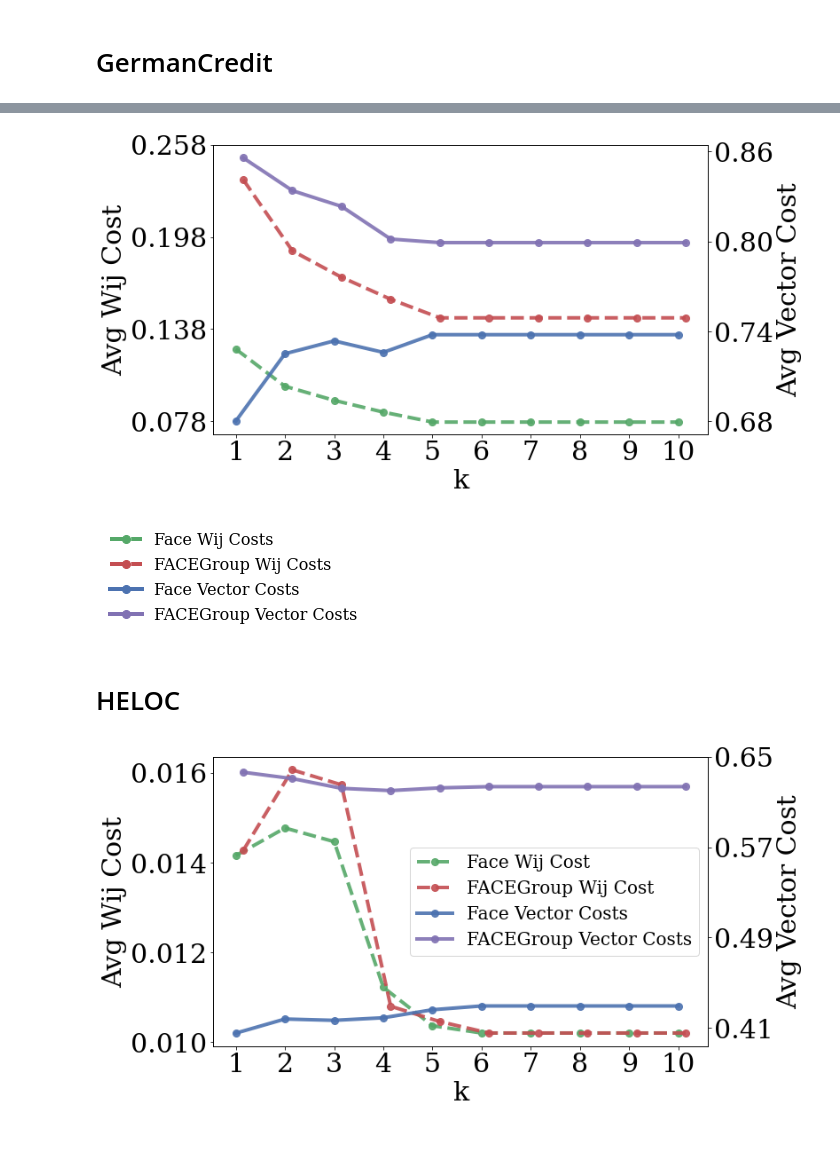
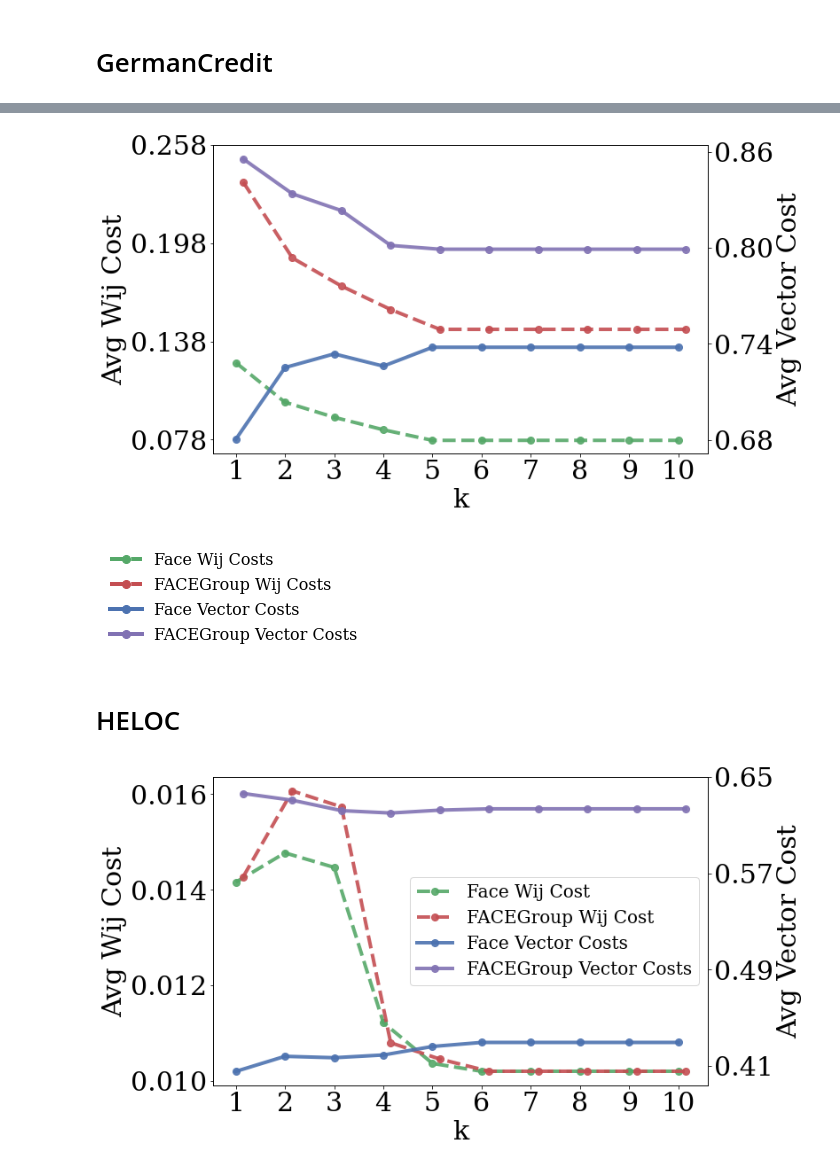
Before and after one commit to xristosfrag/FACEGroup-Feasible-and-Actionable-Counterfactual-Explanations-for-Group-Fairness-Auditing, a Jupyter notebook: baselines/FACE/compare_results_with_face.ipynb, the cells around one changed output, grey strips where cells are left out. Saved outputs shown, nothing was run; the diff lists cells and outputs as text; code cells hidden in the pictures; blank space fills up the shorter version.

```diff
--- a/baselines/FACE/compare_results_with_face.ipynb
+++ b/baselines/FACE/compare_results_with_face.ipynb
@@ -201,7 +219,7 @@ k_values = list(results.keys())
 # %%
-face_plot(datasetName, face_dists, gfce_dists, face_wij, gfce_wij, "max_path_cost", max_d, k_values, 10, 6, 30, legend_inside=False)
+face_plot(datasetName, face_dists, gfce_dists, face_wij, gfce_wij, "max_path_cost", max_d, k_values, 10, 6.4, 30, legend_inside=False)
 # %% [output]
-[figure, old version]
+[figure, new version]
 [figure]
 # %% [markdown]
 # HELOC
@@ -232,6 +250,6 @@ face_wij = [results[k]['face_wij_distances'] for k in results]
 gfce_wij = [results[k]['gfce_wij_distances'] for k in results]
 k_values = list(results.keys())
 # %%
-face_plot(datasetName, face_dists, gfce_dists, face_wij, gfce_wij, "max_path_cost", max_d, k_values, 10, 6, 30, legend_inside=True, legend_fontsize=20, loc='center right')
+face_plot(datasetName, face_dists, gfce_dists, face_wij, gfce_wij, "max_path_cost", max_d, k_values, 10, 6.4, 30, legend_inside=True, legend_fontsize=20, loc='center right')
 # %% [output]
-[figure, old version]
+[figure, new version]
```
Also changed, not shown: parts of 3 cells of this notebook, 13 other files.
